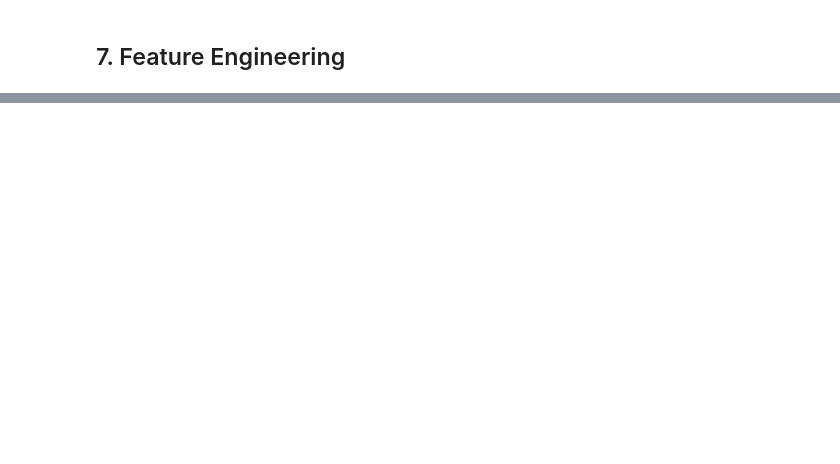
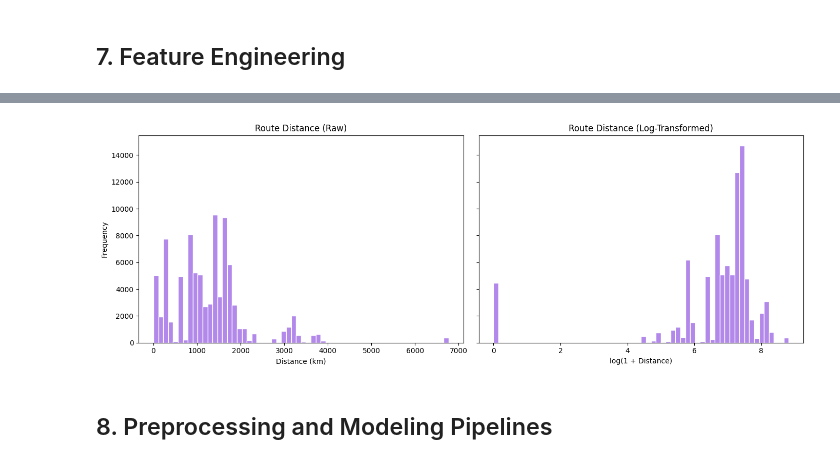
Before and after one commit to Johannes-Kutsch/flight-delay-prediction-challenge, a Jupyter notebook: Notebooks_Personal/Nazila.ipynb, the cells around one changed output, grey strips where cells are left out. Saved outputs shown, nothing was run; the diff lists cells and outputs as text; code cells hidden in the pictures; blank space fills up the shorter version.

```diff
--- a/Notebooks_Personal/Nazila.ipynb
+++ b/Notebooks_Personal/Nazila.ipynb
@@ -2341,0 +3180,35 @@ plt.show()
+# %%
+import numpy as np
+import matplotlib.pyplot as plt
+
+# Use project color
+MAIN_COLOR = "#B388EB"
+
+# Raw feature
+x_raw = train_df_eda["route_distance_km"]
+
+# Log-transformed feature
+x_log = np.log1p(x_raw)
+
+# --------------------------------------------------
+# Plot side-by-side
+# --------------------------------------------------
+fig, axes = plt.subplots(1, 2, figsize=(14, 5), sharey=True)
+
+# Raw distribution
+axes[0].hist(x_raw, bins=60, color=MAIN_COLOR, edgecolor="white")
+axes[0].set_title("Route Distance (Raw)")
+axes[0].set_xlabel("Distance (km)")
+axes[0].set_ylabel("Frequency")
+
+# Log-transformed distribution
+axes[1].hist(x_log, bins=60, color=MAIN_COLOR, edgecolor="white")
+axes[1].set_title("Route Distance (Log-Transformed)")
+axes[1].set_xlabel("log(1 + Distance)")
+
+plt.tight_layout()
+plt.show()
+# %% [output]
+[figure, added]
+# %% [markdown]
+## 8. Preprocessing and Modeling Pipelines
```
Also changed, not shown: parts of 89 cells of this notebook, 1 other file.
